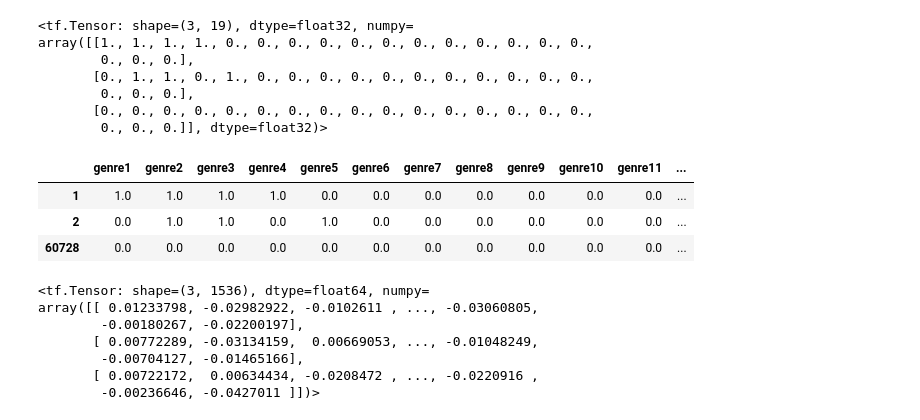
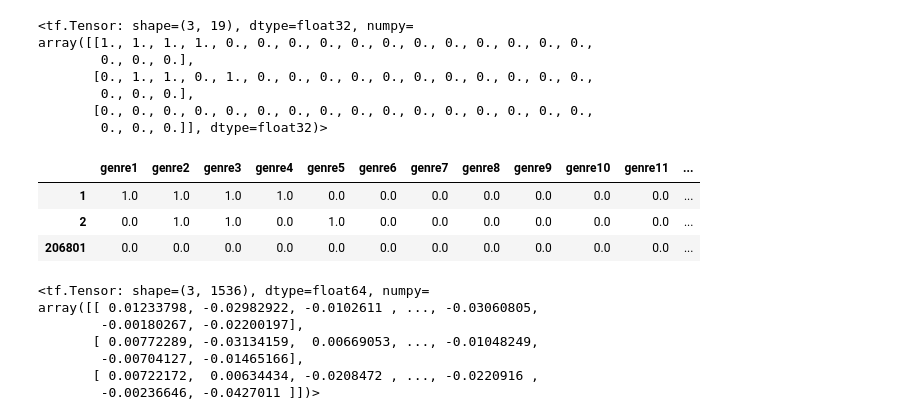
Before and after one commit to sunkusun9/rcmd_2506, a Jupyter notebook: 7.Matrix Factorization2.ipynb, the cells around one changed output. Drawn from its saved outputs; the diff is of its cells as text; code cells hidden in the pictures.

```diff
--- a/7.Matrix Factorization2.ipynb
+++ b/7.Matrix Factorization2.ipynb
@@ -1227,12 +1242,12 @@ array([[1., 1., 1., 1., 0., 0., 0., 0., 0., 0., 0., 0., 0., 0., 0., 0.,
        [0., 0., 0., 0., 0., 0., 0., 0., 0., 0., 0., 0., 0., 0., 0., 0.,
         0., 0., 0.]], dtype=float32)>
 # %%
-df_movieinfo.loc[[1, 2, 60728], cols_genre]
+df_movieinfo.loc[[1, 2, 206801], cols_genre]
 # %% [output]
 |  | genre1 | genre2 | genre3 | genre4 | genre5 | genre6 | genre7 | genre8 | genre9 | genre10 | genre11 | ... |
 | 1 | 1.0 | 1.0 | 1.0 | 1.0 | 0.0 | 0.0 | 0.0 | 0.0 | 0.0 | 0.0 | 0.0 | ... |
 | 2 | 0.0 | 1.0 | 1.0 | 0.0 | 1.0 | 0.0 | 0.0 | 0.0 | 0.0 | 0.0 | 0.0 | ... |
-| 60728 | 0.0 | 0.0 | 0.0 | 0.0 | 0.0 | 0.0 | 0.0 | 0.0 | 0.0 | 0.0 | 0.0 | ... |
+| 206801 | 0.0 | 0.0 | 0.0 | 0.0 | 0.0 | 0.0 | 0.0 | 0.0 | 0.0 | 0.0 | 0.0 | ... |
 # %%
 # df_movieinfo['collection']
 # 단일 데이터인 시리즈를 tf.constant로 만듭니다.
```
Also changed, not shown: parts of 21 cells of this notebook, 2 other files.
